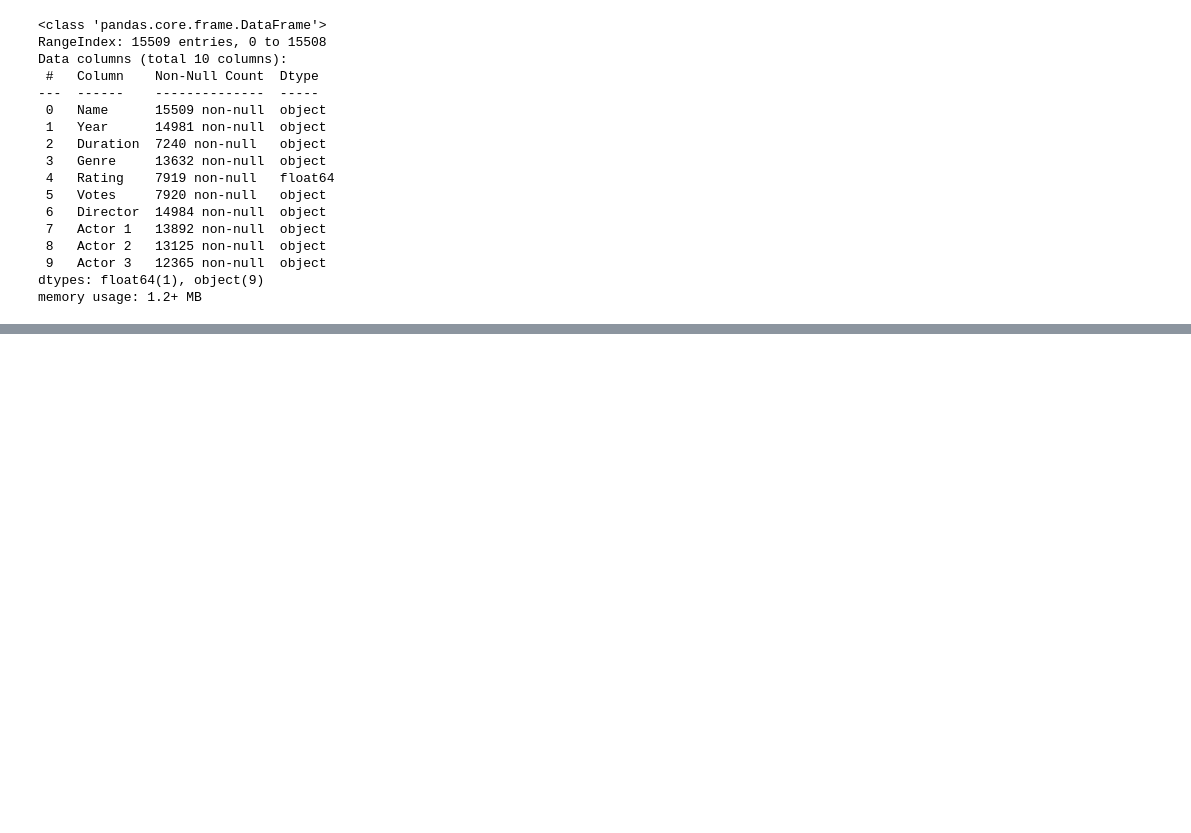
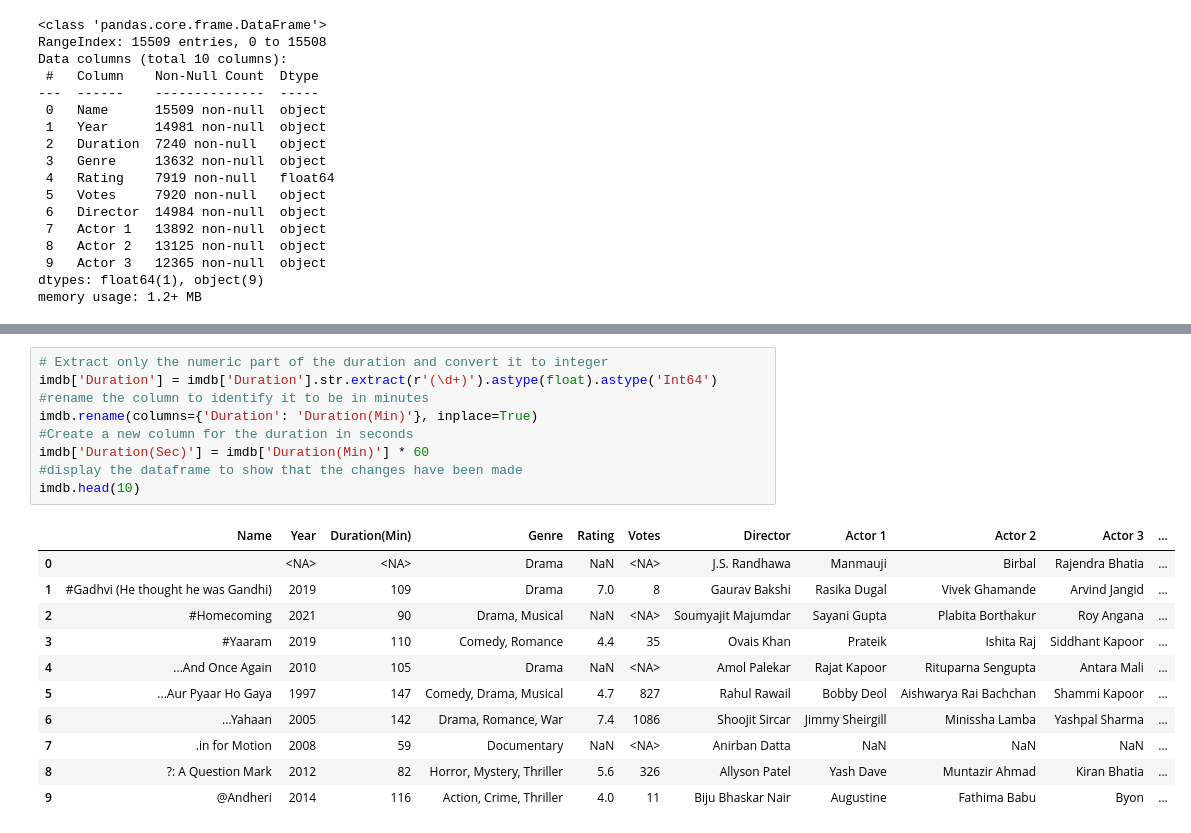
Before and after one commit to Ogam-Alvin/CODSOFT, a Jupyter notebook: Task2/task2.ipynb, the cells around one changed output, grey strips where cells are left out. Saved outputs shown, nothing was run; the diff lists cells and outputs as text; blank space fills up the shorter version.

```diff
--- a/Task2/task2.ipynb
+++ b/Task2/task2.ipynb
@@ -67,0 +70,21 @@ dtype: int64
+# %%
+# Extract only the numeric part of the duration and convert it to integer
+imdb['Duration'] = imdb['Duration'].str.extract(r'(\d+)').astype(float).astype('Int64')
+#rename the column to identify it to be in minutes
+imdb.rename(columns={'Duration': 'Duration(Min)'}, inplace=True)
+#Create a new column for the duration in seconds
+imdb['Duration(Sec)'] = imdb['Duration(Min)'] * 60
+#display the dataframe to show that the changes have been made
+imdb.head(10)
+# %% [output]
+|  | Name | Year | Duration(Min) | Genre | Rating | Votes | Director | Actor 1 | Actor 2 | Actor 3 | ... |
+| 0 |  | <NA> | <NA> | Drama | NaN | <NA> | J.S. Randhawa | Manmauji | Birbal | Rajendra Bhatia | ... |
+| 1 | #Gadhvi (He thought he was Gandhi) | 2019 | 109 | Drama | 7.0 | 8 | Gaurav Bakshi | Rasika Dugal | Vivek Ghamande | Arvind Jangid | ... |
+| 2 | #Homecoming | 2021 | 90 | Drama, Musical | NaN | <NA> | Soumyajit Majumdar | Sayani Gupta | Plabita Borthakur | Roy Angana | ... |
+| 3 | #Yaaram | 2019 | 110 | Comedy, Romance | 4.4 | 35 | Ovais Khan | Prateik | Ishita Raj | Siddhant Kapoor | ... |
+| 4 | ...And Once Again | 2010 | 105 | Drama | NaN | <NA> | Amol Palekar | Rajat Kapoor | Rituparna Sengupta | Antara Mali | ... |
+| 5 | ...Aur Pyaar Ho Gaya | 1997 | 147 | Comedy, Drama, Musical | 4.7 | 827 | Rahul Rawail | Bobby Deol | Aishwarya Rai Bachchan | Shammi Kapoor | ... |
+| 6 | ...Yahaan | 2005 | 142 | Drama, Romance, War | 7.4 | 1086 | Shoojit Sircar | Jimmy Sheirgill | Minissha Lamba | Yashpal Sharma | ... |
+| 7 | .in for Motion | 2008 | 59 | Documentary | NaN | <NA> | Anirban Datta | NaN | NaN | NaN | ... |
+| 8 | ?: A Question Mark | 2012 | 82 | Horror, Mystery, Thriller | 5.6 | 326 | Allyson Patel | Yash Dave | Muntazir Ahmad | Kiran Bhatia | ... |
+| 9 | @Andheri | 2014 | 116 | Action, Crime, Thriller | 4.0 | 11 | Biju Bhaskar Nair | Augustine | Fathima Babu | Byon | ... |
```
Also changed, not shown: parts of 7 cells of this notebook, 1 other file.
